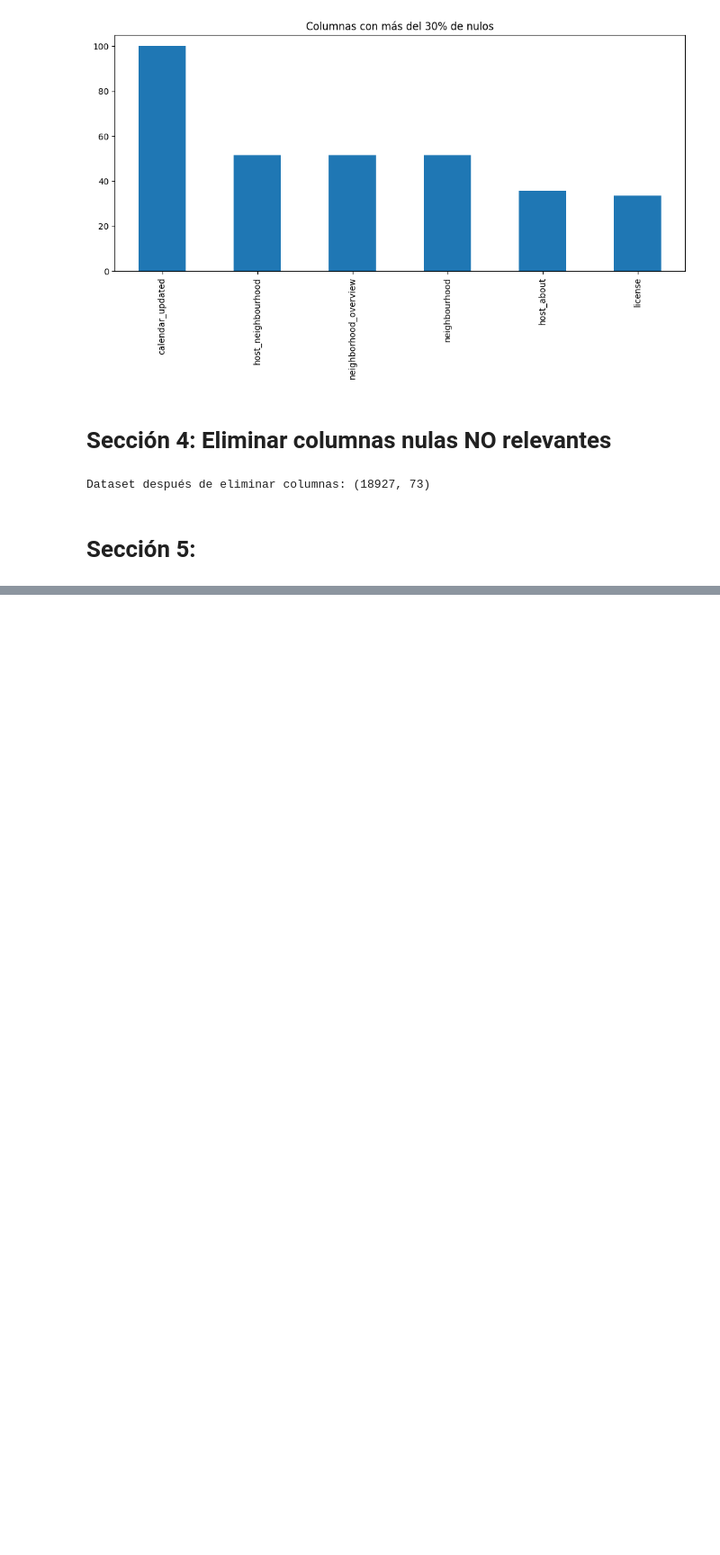
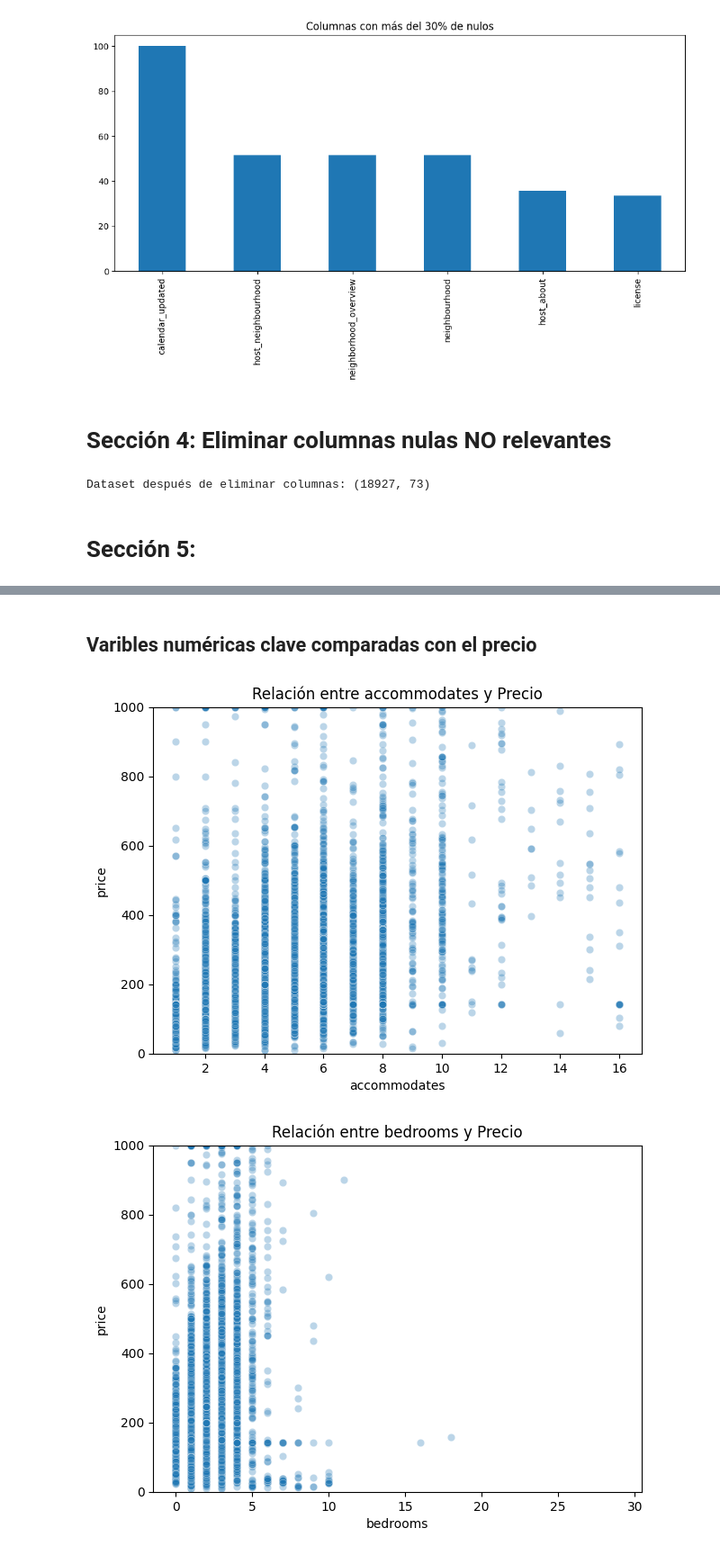
Before and after one commit to 10santiago12/Taller-1, a Jupyter notebook: Taller_1_EDA_Modelos_Regresion.ipynb, the cells around one changed output, grey strips where cells are left out. Shown at 90% size. Drawn from its saved outputs; the diff is of its cells as text; code cells hidden in the pictures; blank space fills up the shorter version.

```diff
--- a/Taller_1_EDA_Modelos_Regresion.ipynb
+++ b/Taller_1_EDA_Modelos_Regresion.ipynb
@@ -364,0 +513,16 @@ For example, when doing 'df[col].method(value, inplace=True)', try using 'df.met
+# %% [markdown]
+## Varibles numéricas clave comparadas con el precio
+# %%
+# --- 3. Variables numéricas clave vs precio ---
+variables_clave = ['accommodates','bedrooms','bathrooms','beds',
+                   'review_scores_rating','host_response_rate']
+
+for col in variables_clave:
+    plt.figure(figsize=(7,5))
+    sns.scatterplot(data=df, x=col, y='price', alpha=0.3)
+    plt.ylim(0, 1000)  # limitar eje Y para ver mejor (ajusta según tu dataset)
+    plt.title(f"Relación entre {col} y Precio")
+    plt.show()
+# %% [output]
+[figure, added]
+[figure, added]
```
Also changed, not shown: parts of 28 cells of this notebook.
